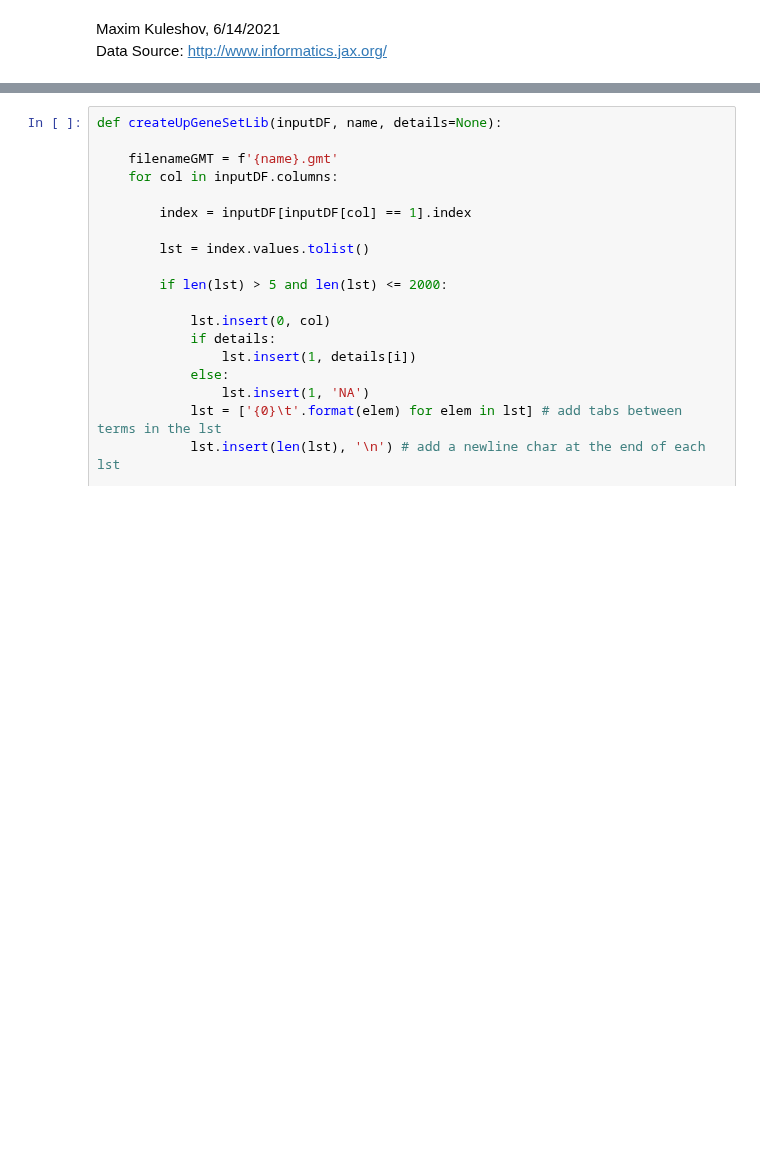
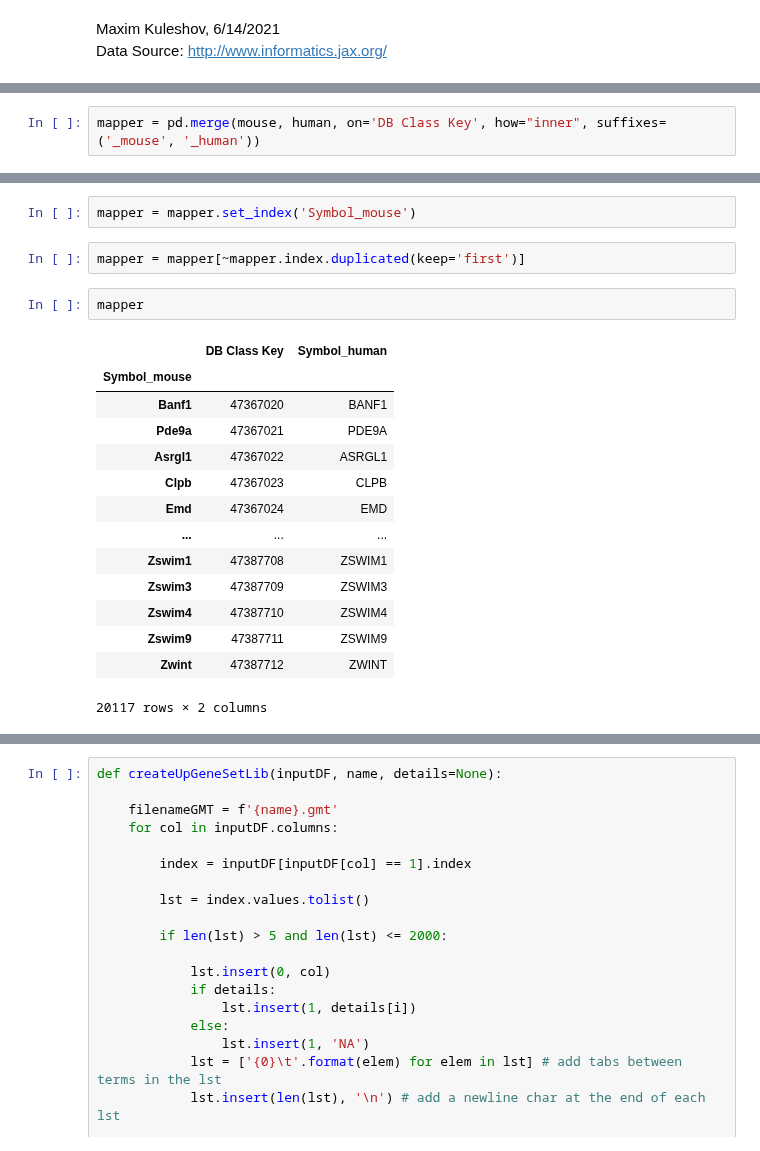
Before and after one commit to MaayanLab/EnrichrPythonScripts, a Jupyter notebook: Enrichr/MGI_Phenotype.ipynb, the cells around one changed output, grey strips where cells are left out. Drawn from its saved outputs; the diff is of its cells as text; blank space fills up the shorter version.

```diff
--- a/Enrichr/MGI_Phenotype.ipynb
+++ b/Enrichr/MGI_Phenotype.ipynb
@@ -12,0 +45,2 @@ import importlib
+# %%
+mapper = pd.merge(mouse, human, on='DB Class Key', how="inner", suffixes=('_mouse', '_human'))
@@ -13,3 +51,24 @@ import importlib
+# %%
+mapper = mapper.set_index('Symbol_mouse')
+# %%
+mapper = mapper[~mapper.index.duplicated(keep='first')]
+# %%
+mapper
+# %% [output]
+|  | DB Class Key | Symbol_human |
+| Symbol_mouse |  |  |
+| Banf1 | 47367020 | BANF1 |
+| Pde9a | 47367021 | PDE9A |
+| Asrgl1 | 47367022 | ASRGL1 |
+| Clpb | 47367023 | CLPB |
+| Emd | 47367024 | EMD |
+| ... | ... | ... |
+| Zswim1 | 47387708 | ZSWIM1 |
+| Zswim3 | 47387709 | ZSWIM3 |
+| Zswim4 | 47387710 | ZSWIM4 |
+| Zswim9 | 47387711 | ZSWIM9 |
+| Zwint | 47387712 | ZWINT |
+20117 rows × 2 columns
 # %%
 def createBinaryMatrix(inputDF, ppi=False):
 
```
Also changed, not shown: parts of 24 cells of this notebook, 1 other file.
